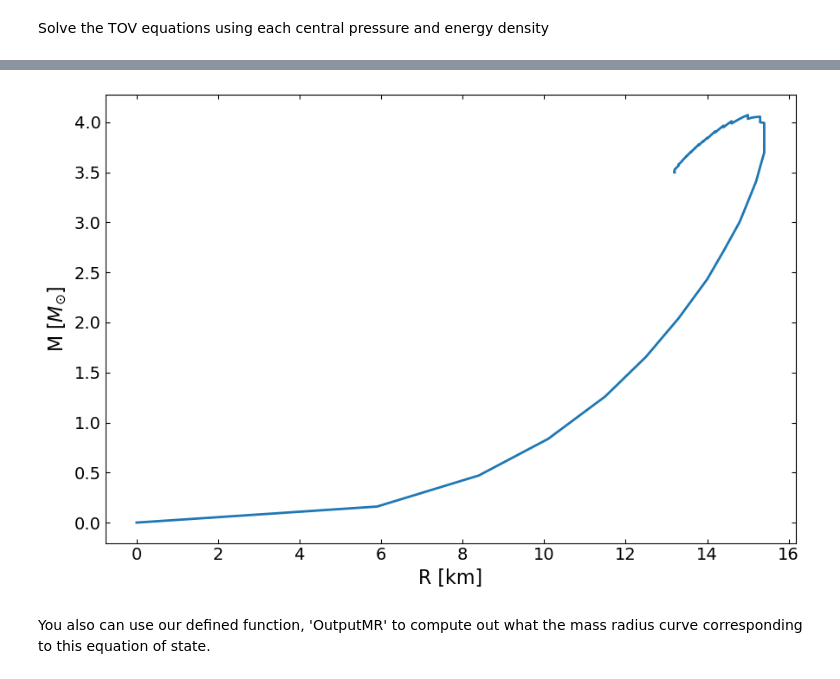
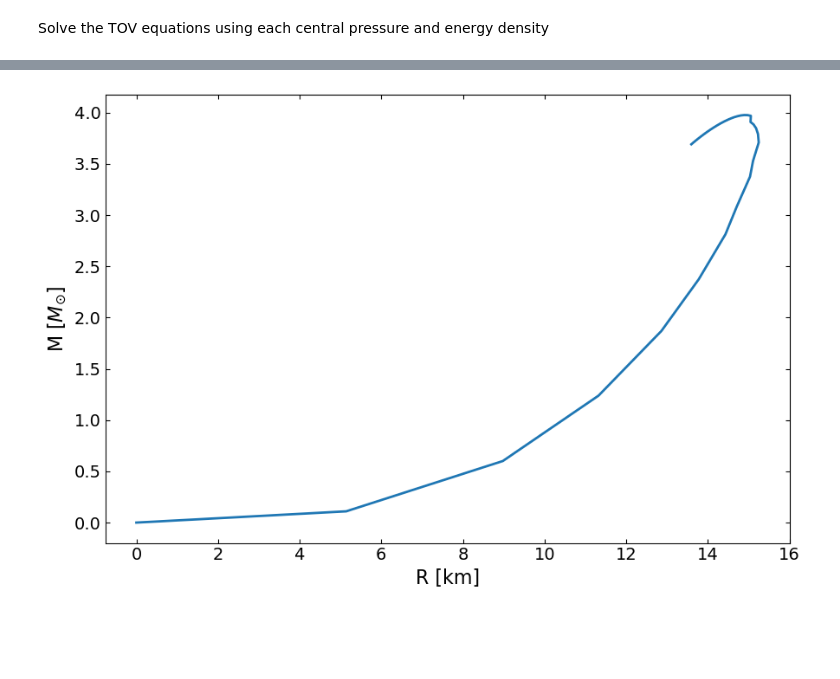
Before and after one commit to ChunHuangPhy/CompactOject, a Jupyter notebook: Test_Case/test_Strangeon_matter_EOS.ipynb, the cells around one changed output, grey strips where cells are left out. Drawn from its saved outputs; the diff is of its cells as text; code cells hidden in the pictures; blank space fills up the shorter version.

Commit message:
modify unite of test_strangeon

```diff
--- a/Test_Case/test_Strangeon_matter_EOS.ipynb
+++ b/Test_Case/test_Strangeon_matter_EOS.ipynb
@@ -15,7 +15,0 @@ The constans that we will used in the following:
-# %%
-c = 3e10  # Speed of light in cm/s
-G = 6.67428e-8  # Gravitational constant in cm^3/g/s^2 or dyne cm^2/g^2
-Msun = 1.989e33  # Solar mass in grams
-dyncm2_to_MeVfm3 = 1./(1.6022e33)  # Conversion factor from dyn/cm^2 to MeV/fm^3
-gcm3_to_MeVfm3 = 1./(1.7827e12)  # Conversion factor from g/cm^3 to MeV/fm^3
-oneoverfm_MeV = 197.33  # Conversion factor for fm to MeV
@@ -73,9 +35,9 @@ ns=0.24
 theta = np.array([Nq, epsilon, ns])
 n_min = 3 * theta[2] / theta[0]
 n_max = 0.16 * 8 * 3 / theta[0]
-n_values = np.linspace(n_min, n_max, 100)
+n_values = np.linspace(n_min, n_max, 2000)
 
-energy_densities, pressures = Strangeon_compute_EOS(n_values, theta)
+energy_densities, pressures = EOS.Strangeon_compute_EOS(n_values, theta)
 print("n values:", n_values)
 print("Energy densities:", energy_densities)
 print("Pressures:", pressures)
@@ -140,15 +58,5 @@ def solve_TOV(central_pressure, central_energy_density):
 # %% [markdown]
 Solve the TOV equations using each central pressure and energy density
 # %%
-def output_MR(energy_densities, pressures):
-    masses=[]
-    radii=[]
-    for ep, cp in zip(energy_densities, pressures):
-        R, M = solve_TOV(central_pressure=cp, central_energy_density=ep)
-        radii.append(R)
-        masses.append(M)
-    MR = np.vstack((radii, masses)).T
-    return MR
 
-MR=output_MR(energy_densities, pressures)
-print(MR)
+MR= main.OutputMR('',energy_densities* MeV/fm**3   , pressures* MeV/fm**3)
@@ -173,15 +63,14 @@ print(MR)
 # %%
 fig, ax = plt.subplots(1, 1, figsize=(9, 6))
-ax.plot(MR[:,0] , MR[:,1], lw=2)
+ax.plot(MR[:,0]/km , MR[:,1]/Msun, lw=2)
+
 ax.set_ylabel(r"M [$M_{\odot}$]", fontsize=16)
 ax.set_xlabel("R [km]", fontsize=16)
 # ax.set_xlim(8.0, 20.0)
 # ax.set_ylim(0, 3)
 ax.tick_params(top=1, right=1, which="both", direction="in", labelsize=14)
 ax.tick_params(top=1, right=1, which="both", direction="in", labelsize=14)
 fig.tight_layout()
 plt.show()
 # %% [output]
-[figure, old version]
+[figure, new version]
-# %% [markdown]
-You also can use our defined function, 'OutputMR' to compute out what the mass radius curve corresponding to this equation of state.
```
Also changed, not shown: parts of 12 cells of this notebook.
